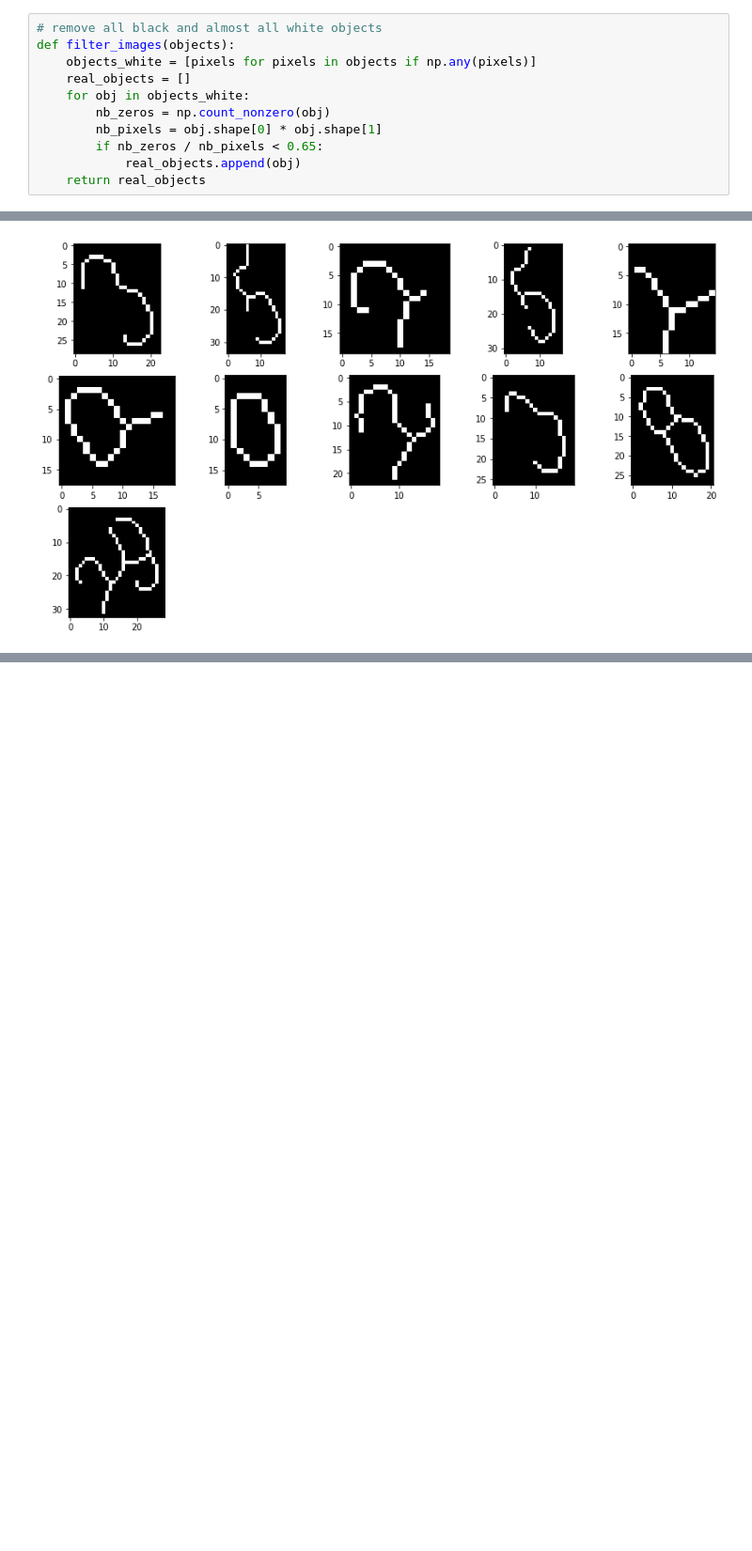
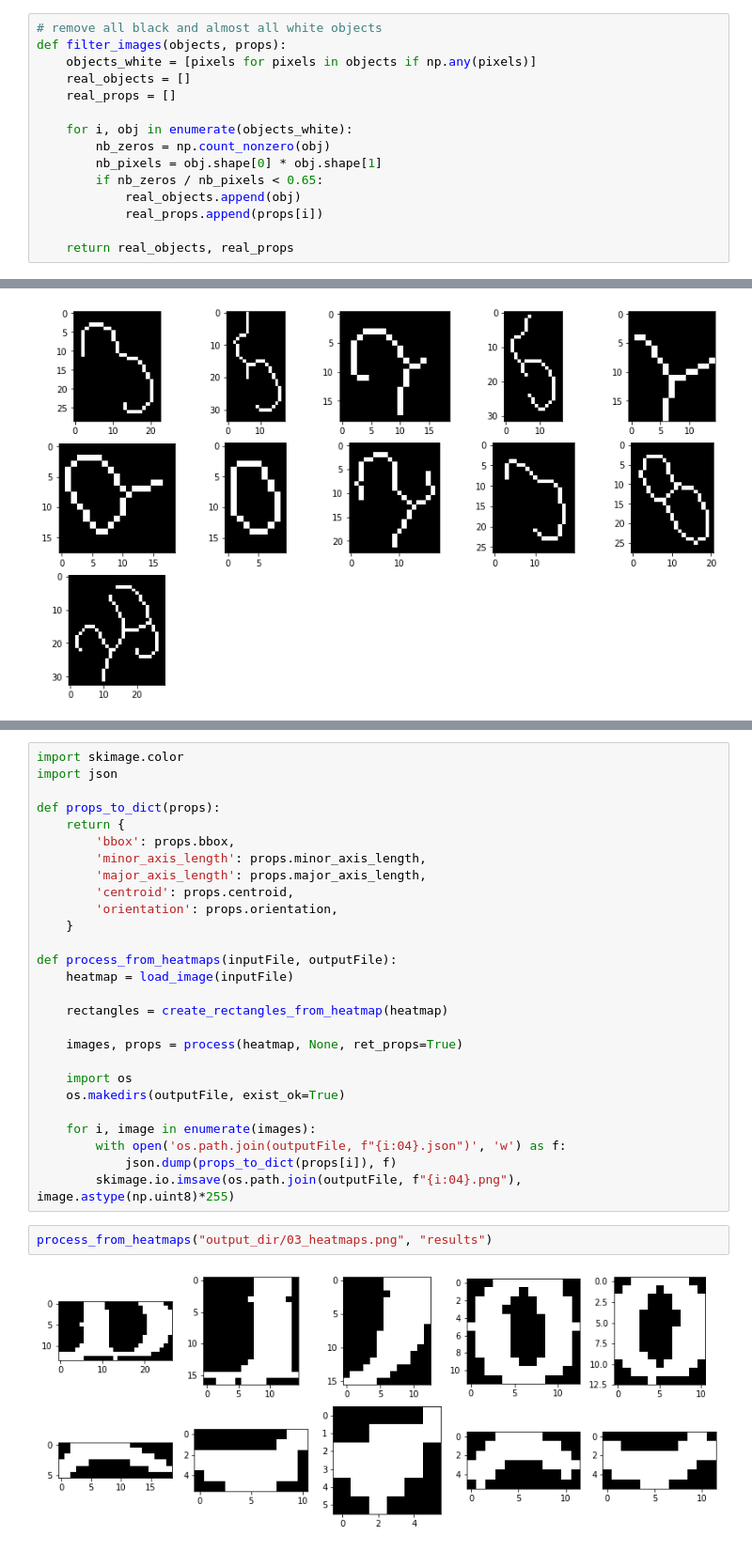
Before and after one commit to AudranDoublet/jacoubet_map_number_detection, a Jupyter notebook: Segmentation.ipynb, the cells around one changed output, grey strips where cells are left out. Shown: that part at 94% size. Saved outputs shown, nothing was run; the diff lists cells and outputs as text; blank space fills up the shorter version.

```diff
--- a/Segmentation.ipynb
+++ b/Segmentation.ipynb
@@ -188,15 +221,19 @@ def turn_images(images):
     return new_imgs
 # %%
 # remove all black and almost all white objects
-def filter_images(objects):
+def filter_images(objects, props):
     objects_white = [pixels for pixels in objects if np.any(pixels)]
     real_objects = []
-    for obj in objects_white:
+    real_props = []
+
+    for i, obj in enumerate(objects_white):
         nb_zeros = np.count_nonzero(obj)
         nb_pixels = obj.shape[0] * obj.shape[1]
         if nb_zeros / nb_pixels < 0.65:
             real_objects.append(obj)
-    return real_objects
+            real_props.append(props[i])
+
+    return real_objects, real_props
 # %% [markdown]
 # With first image
 # %%
@@ -591,0 +631,31 @@ show_images(sq)
+# %%
+import skimage.color
+import json
+
+def props_to_dict(props):
+    return {
+        'bbox': props.bbox,
+        'minor_axis_length': props.minor_axis_length,
+        'major_axis_length': props.major_axis_length,
+        'centroid': props.centroid,
+        'orientation': props.orientation,
+    }
+
+def process_from_heatmaps(inputFile, outputFile):
+    heatmap = load_image(inputFile)
+
+    rectangles = create_rectangles_from_heatmap(heatmap)
+
+    images, props = process(heatmap, None, ret_props=True)
+
+    import os
+    os.makedirs(outputFile, exist_ok=True)
+
+    for i, image in enumerate(images):
+        with open('os.path.join(outputFile, f"{i:04}.json")', 'w') as f:
+            json.dump(props_to_dict(props[i]), f)
+        skimage.io.imsave(os.path.join(outputFile, f"{i:04}.png"), image.astype(np.uint8)*255)
+# %%
+process_from_heatmaps("output_dir/03_heatmaps.png", "results")
+# %% [output]
+[figure, added]
```
Also changed, not shown: parts of 10 cells of this notebook, 9 other files.
